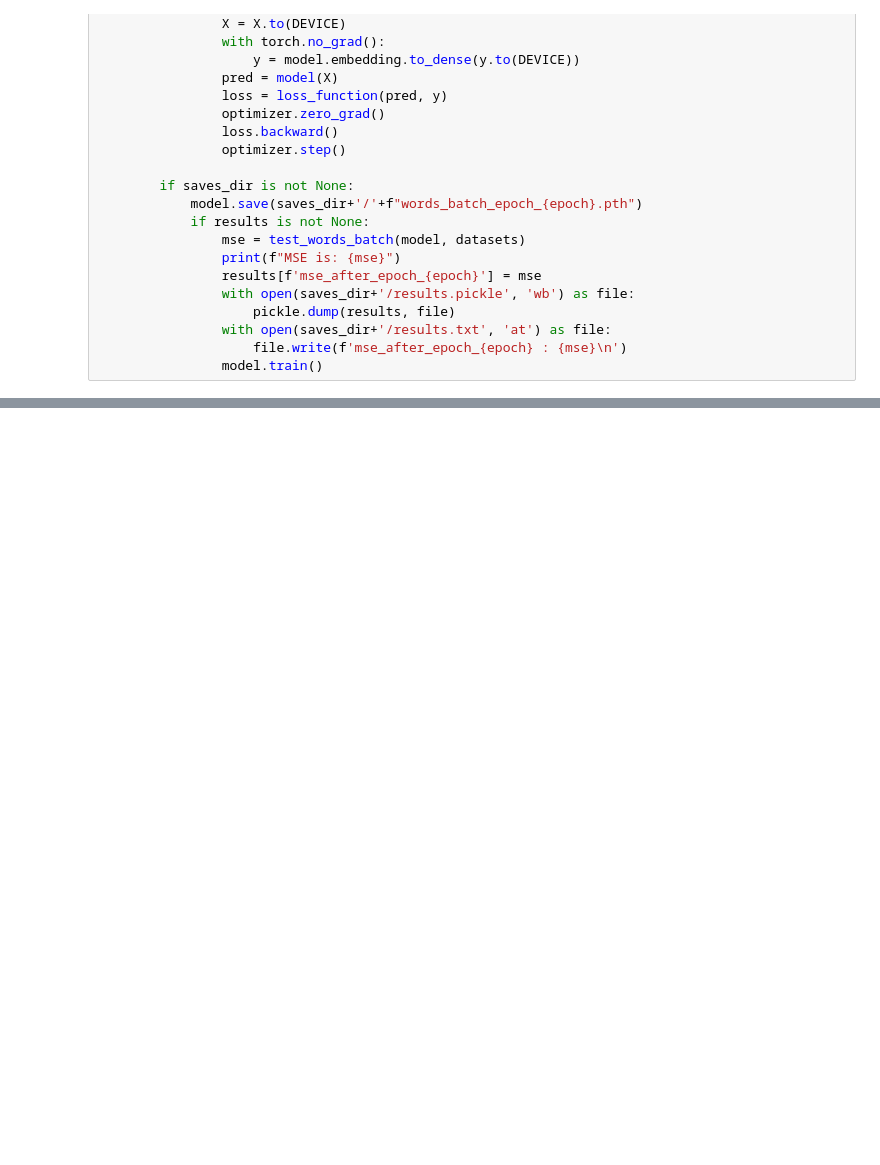
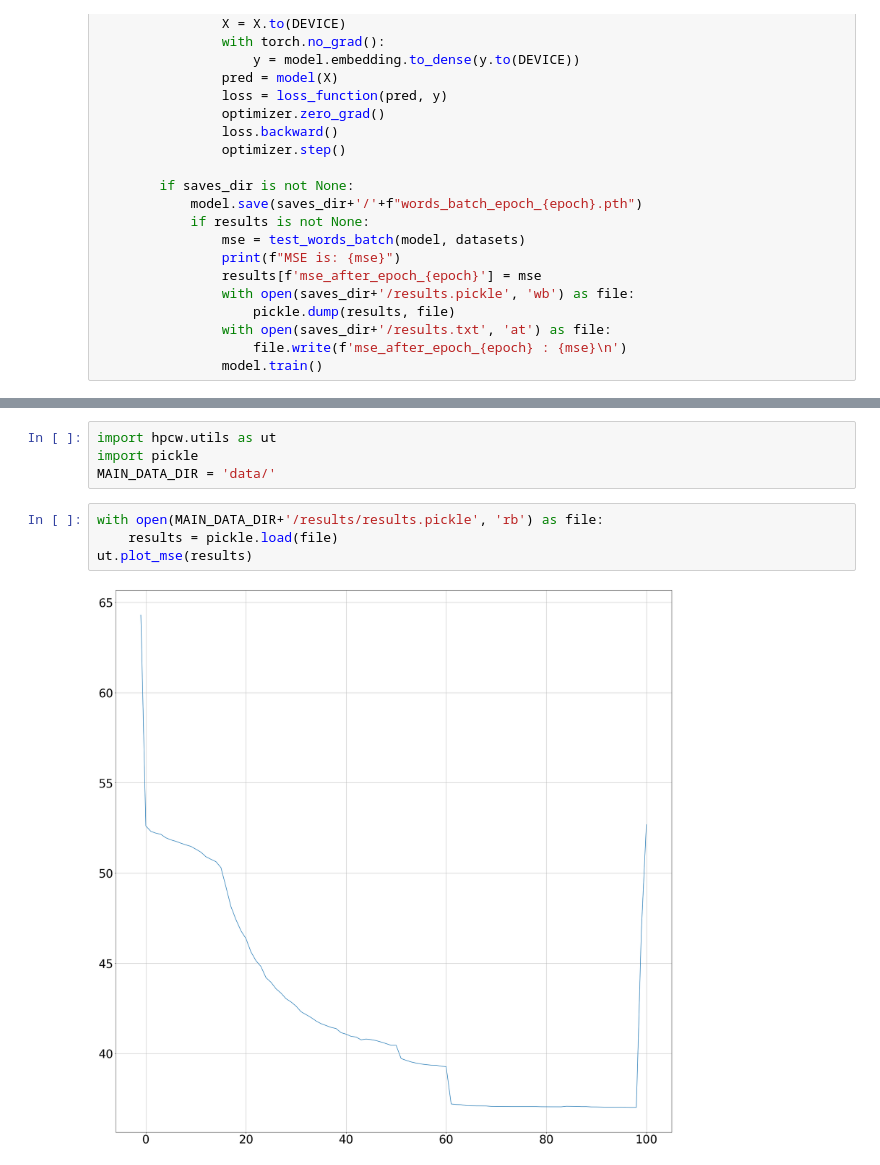
Before and after one commit to 12jerek34jeremi/harry_potter, a Jupyter notebook: explaination.ipynb, the cells around one changed output, grey strips where cells are left out. Drawn from its saved outputs; the diff is of its cells as text; blank space fills up the shorter version.

```diff
--- a/explaination.ipynb
+++ b/explaination.ipynb
@@ -706,0 +825,10 @@ Those are function from <a>this notebook</a> that I used to train and test Batch
+# %%
+import hpcw.utils as ut
+import pickle
+MAIN_DATA_DIR = 'data/'
+# %%
+with open(MAIN_DATA_DIR+'/results/results.pickle', 'rb') as file:
+    results = pickle.load(file)
+ut.plot_mse(results)
+# %% [output]
+[figure, added]
```
Also changed, not shown: parts of 38 cells of this notebook, 6 other files.
